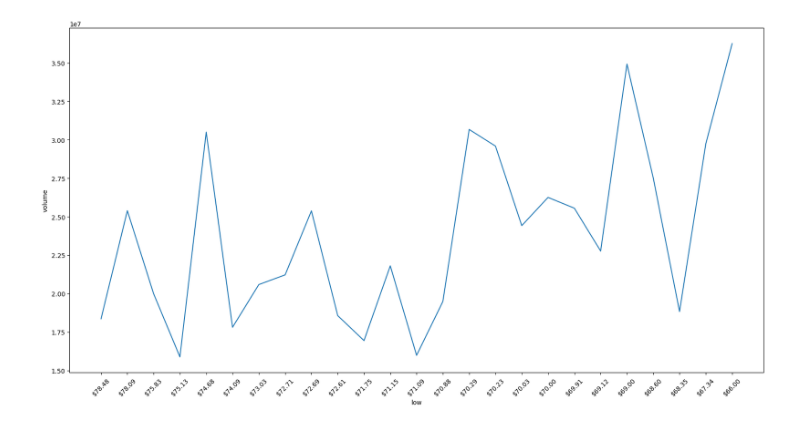
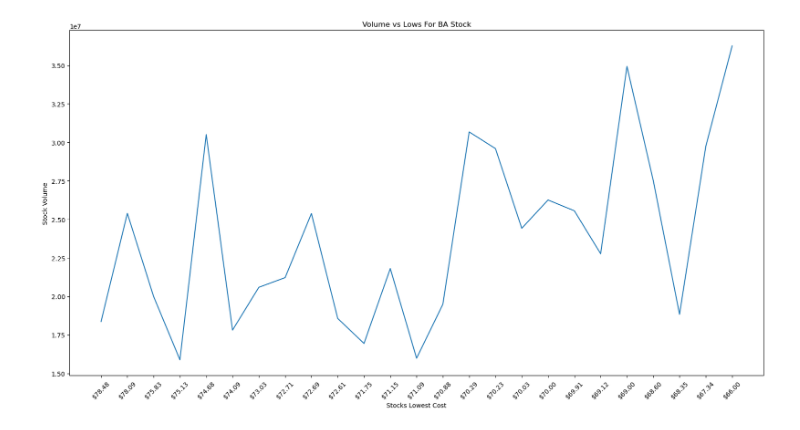
Before and after one commit to ZacharyWarsalla/CS445-Lab2, a Jupyter notebook: Warsalla Lab2.ipynb, the cells around one changed output. Drawn from its saved outputs; the diff is of its cells as text; code cells hidden in the pictures.

```diff
--- a/Warsalla Lab2.ipynb
+++ b/Warsalla Lab2.ipynb
@@ -44,22 +58,22 @@ plt.show()
 # %%
+# This lineplot shows the relationship between the lows
+# and the volume for a given stock. Notice here that as
+# the lows increase, the volume increasing, telling us that
+# as the stock gets cheaper, investors buy more of it.
 
-# Filter the data for stock XOM
+# Filter the data for given stock.
 xom_data = X[X["stock"] == "BA"]
 
-# Sort the data by 'high' values in descending order
+# Sort the data.
 xom_data_sorted = xom_data.sort_values("low", ascending=False)
 
-# Set the size of the figure
 plt.figure(figsize=(20, 10))
-
-# Create a barplot of high values for XOM, now sorted by 'high'
 sns.lineplot(data=xom_data_sorted, x="low", y="volume")
-
-# Rotate the x-axis labels for better readability
 plt.xticks(rotation=45)
-
-# Show the plot
+plt.title("Volume vs Lows For BA Stock")
+plt.xlabel("Stocks Lowest Cost")
+plt.ylabel("Stock Volume")
 plt.show()
 # %% [output]
-[figure, old version]
+[figure, new version]
 # %%
```
Also changed, not shown: parts of 4 cells of this notebook, 5 other files.
